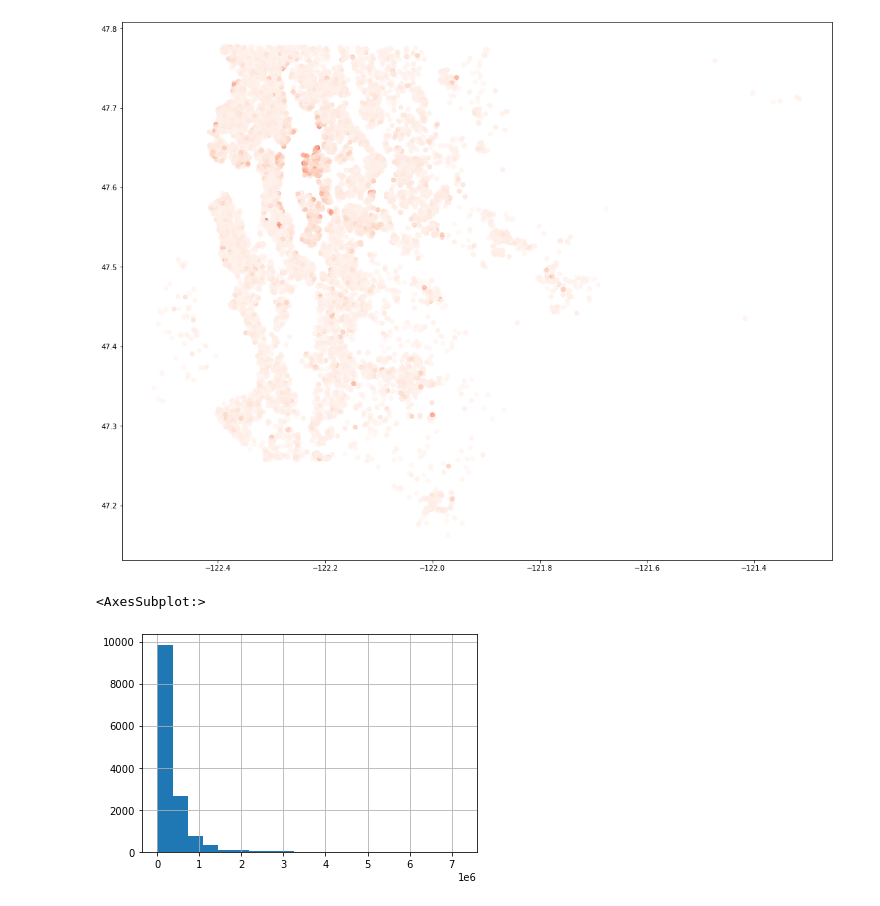
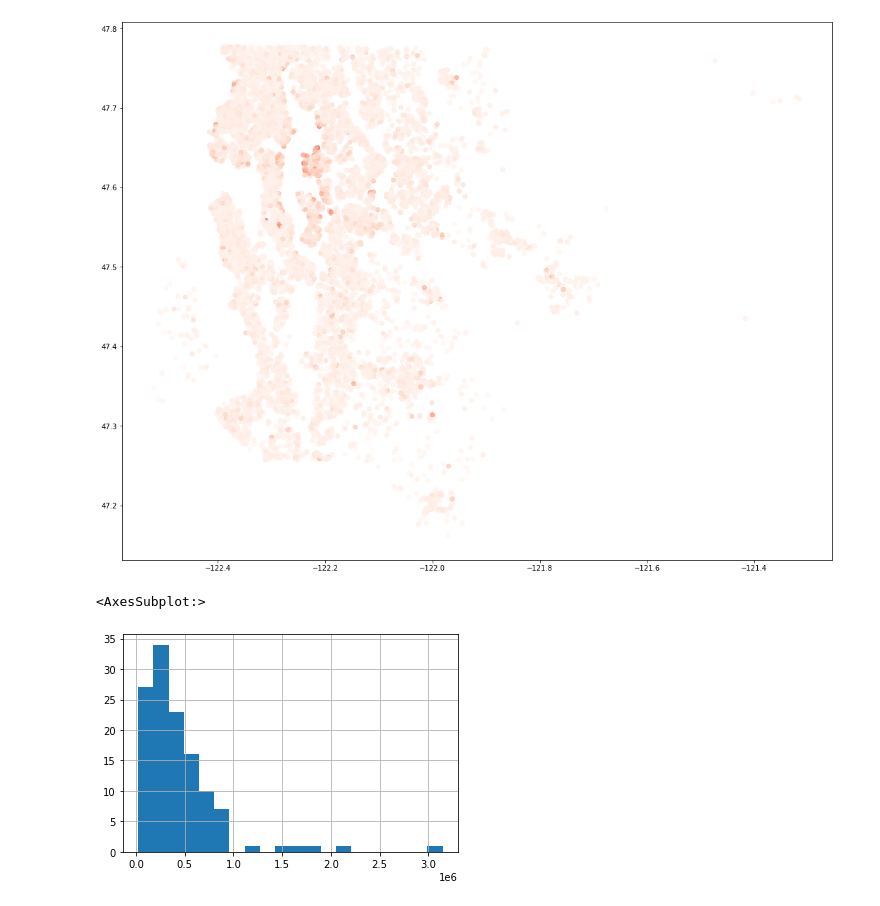
Before and after one commit to jmillerbrooks/kc_stream, a Jupyter notebook: scratch.ipynb, the cells around one changed output. Drawn from its saved outputs; the diff is of its cells as text; code cells hidden in the pictures.

```diff
--- a/scratch.ipynb
+++ b/scratch.ipynb
@@ -679,7 +679,7 @@ ax.scatter('long', 'lat', data=forest_map_df, alpha=0.5, c='abs_residual', cmap=
 <matplotlib.collections.PathCollection at 0x...>
 [figure]
 # %%
-forest_map_df['abs_residual'].hist(bins=20)
+forest_map_df.loc[forest_map_df['price'] < 150000, 'abs_residual'].hist(bins=20)
 # %% [output]
 <AxesSubplot:>
-[figure, old version]
+[figure, new version]
```
Also changed, not shown: parts of 1 cell of this notebook, 1 other file.
